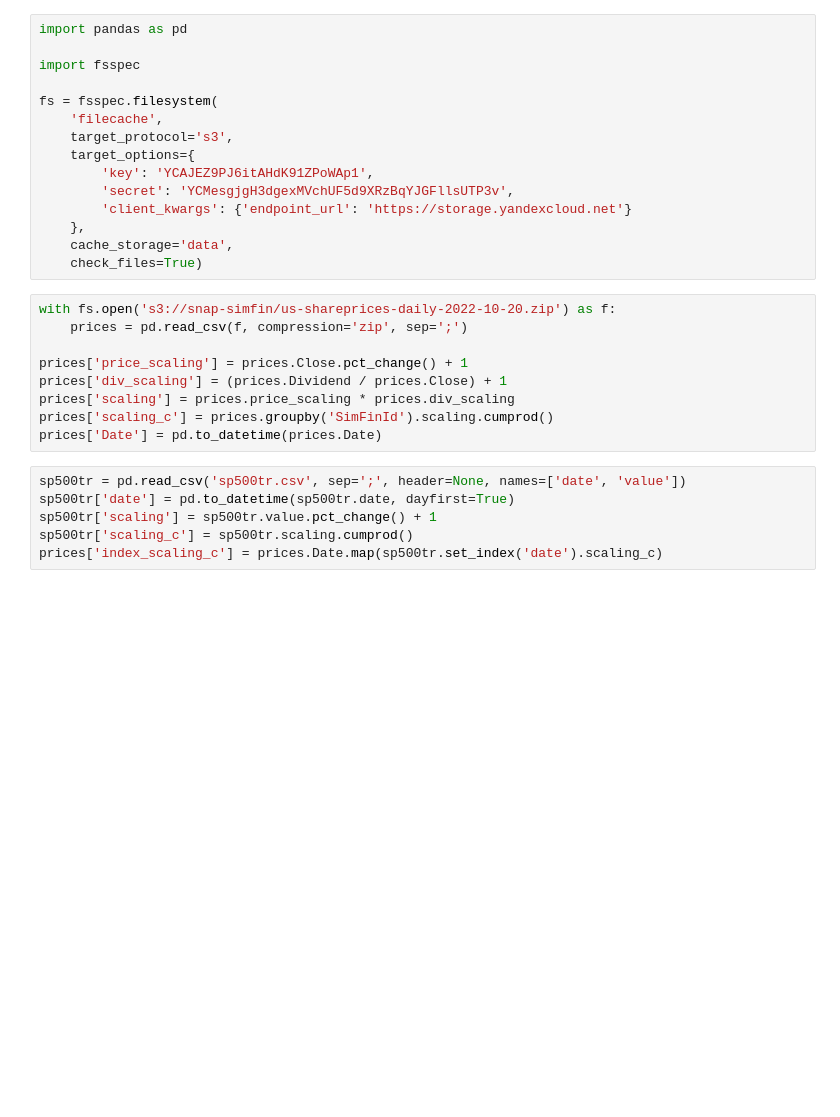
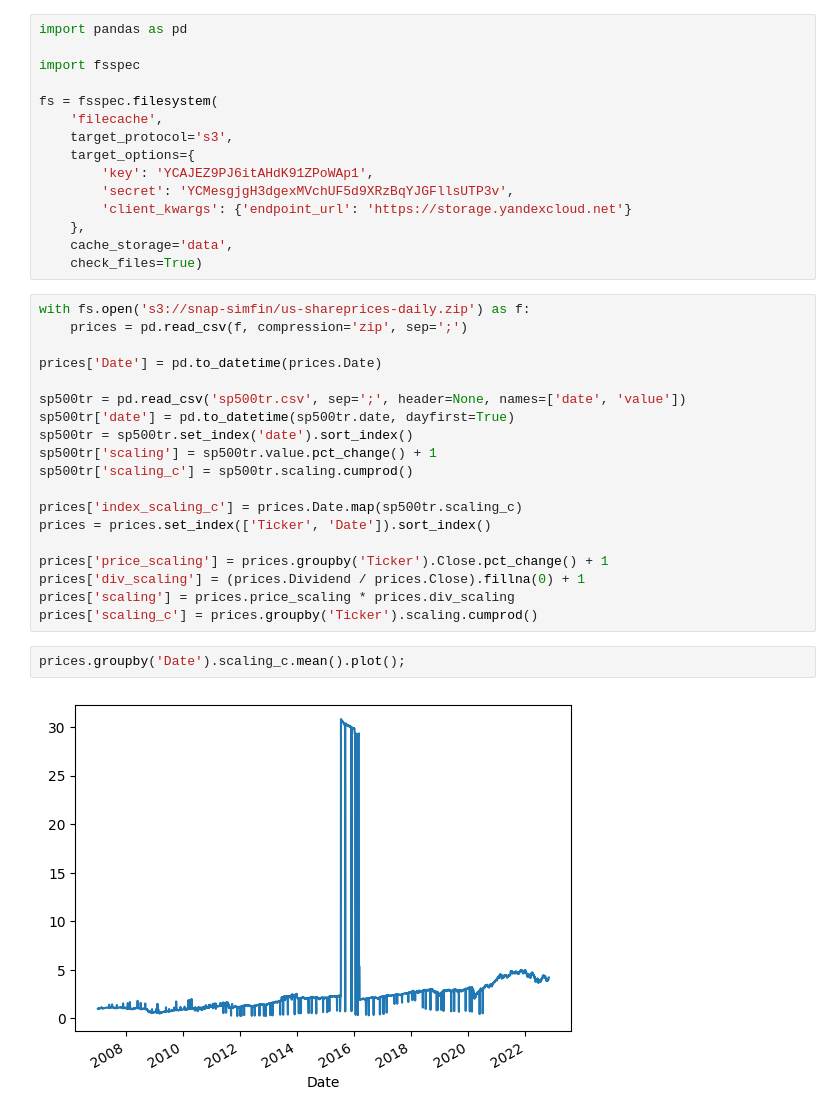
Before and after one commit to dllllb/finexp, a Jupyter notebook: basepred.ipynb, the cells around one changed output. Drawn from its saved outputs; the diff is of its cells as text; blank space fills up the shorter version.

```diff
--- a/basepred.ipynb
+++ b/basepred.ipynb
@@ -14,17 +14,25 @@ fs = fsspec.filesystem(
     cache_storage='data',
     check_files=True)
 # %%
-with fs.open('s3://snap-simfin/us-shareprices-daily-2022-10-20.zip') as f:
+with fs.open('s3://snap-simfin/us-shareprices-daily.zip') as f:
     prices = pd.read_csv(f, compression='zip', sep=';')
 
-prices['price_scaling'] = prices.Close.pct_change() + 1
-prices['div_scaling'] = (prices.Dividend / prices.Close) + 1
+prices['Date'] = pd.to_datetime(prices.Date)
+
+sp500tr = pd.read_csv('sp500tr.csv', sep=';', header=None, names=['date', 'value'])
+sp500tr['date'] = pd.to_datetime(sp500tr.date, dayfirst=True)
+sp500tr = sp500tr.set_index('date').sort_index()
+sp500tr['scaling'] = sp500tr.value.pct_change() + 1
+sp500tr['scaling_c'] = sp500tr.scaling.cumprod()
+
+prices['index_scaling_c'] = prices.Date.map(sp500tr.scaling_c)
+prices = prices.set_index(['Ticker', 'Date']).sort_index()
+
+prices['price_scaling'] = prices.groupby('Ticker').Close.pct_change() + 1
+prices['div_scaling'] = (prices.Dividend / prices.Close).fillna(0) + 1
 prices['scaling'] = prices.price_scaling * prices.div_scaling
-prices['scaling_c'] = prices.groupby('SimFinId').scaling.cumprod()
-prices['Date'] = pd.to_datetime(prices.Date)
+prices['scaling_c'] = prices.groupby('Ticker').scaling.cumprod()
-# %%
-sp500tr = pd.read_csv('sp500tr.csv', sep=';', header=None, names=['date', 'value'])
-sp500tr['date'] = pd.to_datetime(sp500tr.date, dayfirst=True)
-sp500tr['scaling'] = sp500tr.value.pct_change() + 1
-sp500tr['scaling_c'] = sp500tr.scaling.cumprod()
-prices['index_scaling_c'] = prices.Date.map(sp500tr.set_index('date').scaling_c)
+# %%
+prices.groupby('Date').scaling_c.mean().plot();
+# %% [output]
+[figure, added]
```
Also changed, not shown: parts of 3 cells of this notebook.
